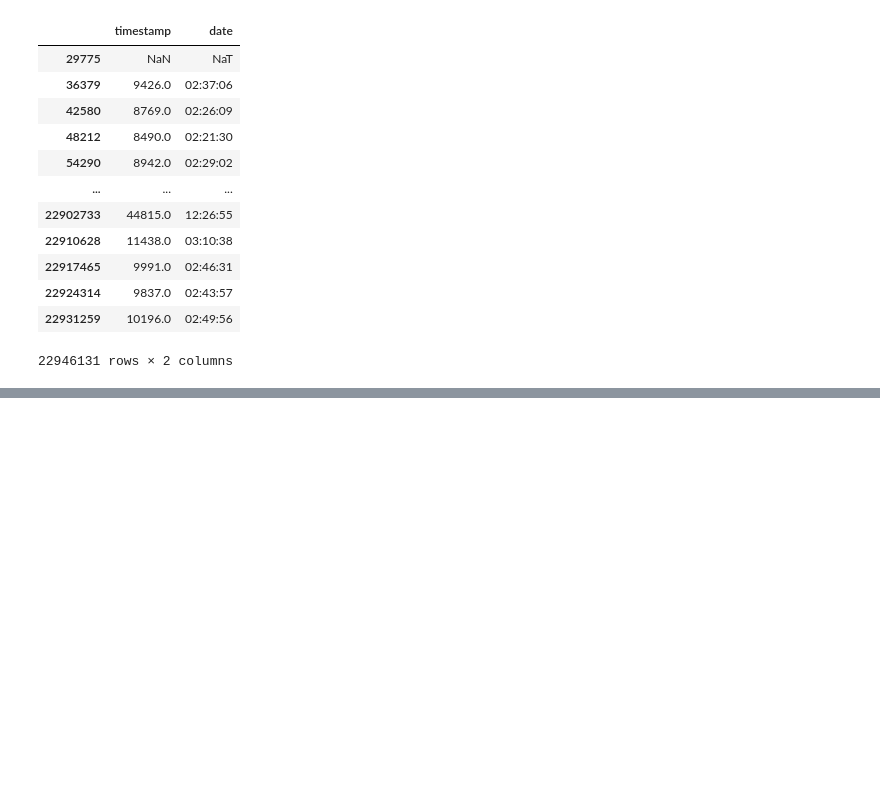
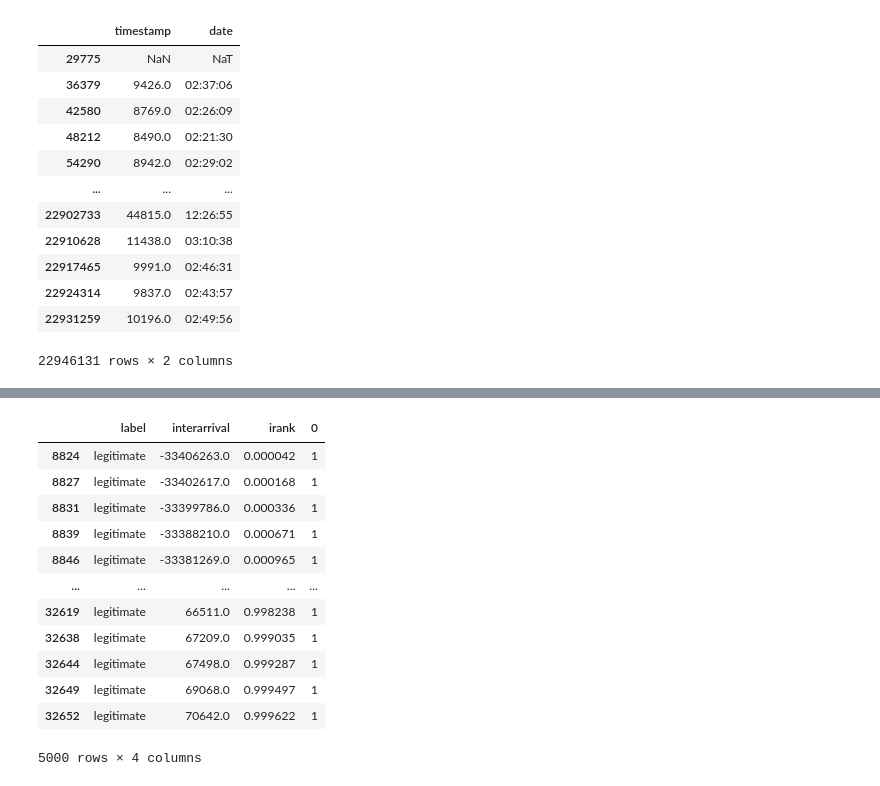
Before and after one commit to willb/fraud-notebooks, a Jupyter notebook: 01-eda.ipynb, the cells around one changed output, grey strips where cells are left out. Drawn from its saved outputs; the diff is of its cells as text; code cells hidden in the pictures; blank space fills up the shorter version.

```diff
--- a/01-eda.ipynb
+++ b/01-eda.ipynb
@@ -157,3 +175,19 @@ alt.Chart(qdf.dropna().sample(5000)).mark_line(interpolate="monotone").encode(
 ).interactive()
 # %% [output]
 [interactive output not drawn]
+# %%
+qdf.sample(5000).sort_values(['interarrival'])
+# %% [output]
+|  | label | interarrival | irank | 0 |
+| 8824 | legitimate | -33406263.0 | 0.000042 | 1 |
+| 8827 | legitimate | -33402617.0 | 0.000168 | 1 |
+| 8831 | legitimate | -33399786.0 | 0.000336 | 1 |
+| 8839 | legitimate | -33388210.0 | 0.000671 | 1 |
+| 8846 | legitimate | -33381269.0 | 0.000965 | 1 |
+| ... | ... | ... | ... | ... |
+| 32619 | legitimate | 66511.0 | 0.998238 | 1 |
+| 32638 | legitimate | 67209.0 | 0.999035 | 1 |
+| 32644 | legitimate | 67498.0 | 0.999287 | 1 |
+| 32649 | legitimate | 69068.0 | 0.999497 | 1 |
+| 32652 | legitimate | 70642.0 | 0.999622 | 1 |
+5000 rows × 4 columns
```
Also changed, not shown: parts of 6 cells of this notebook.
